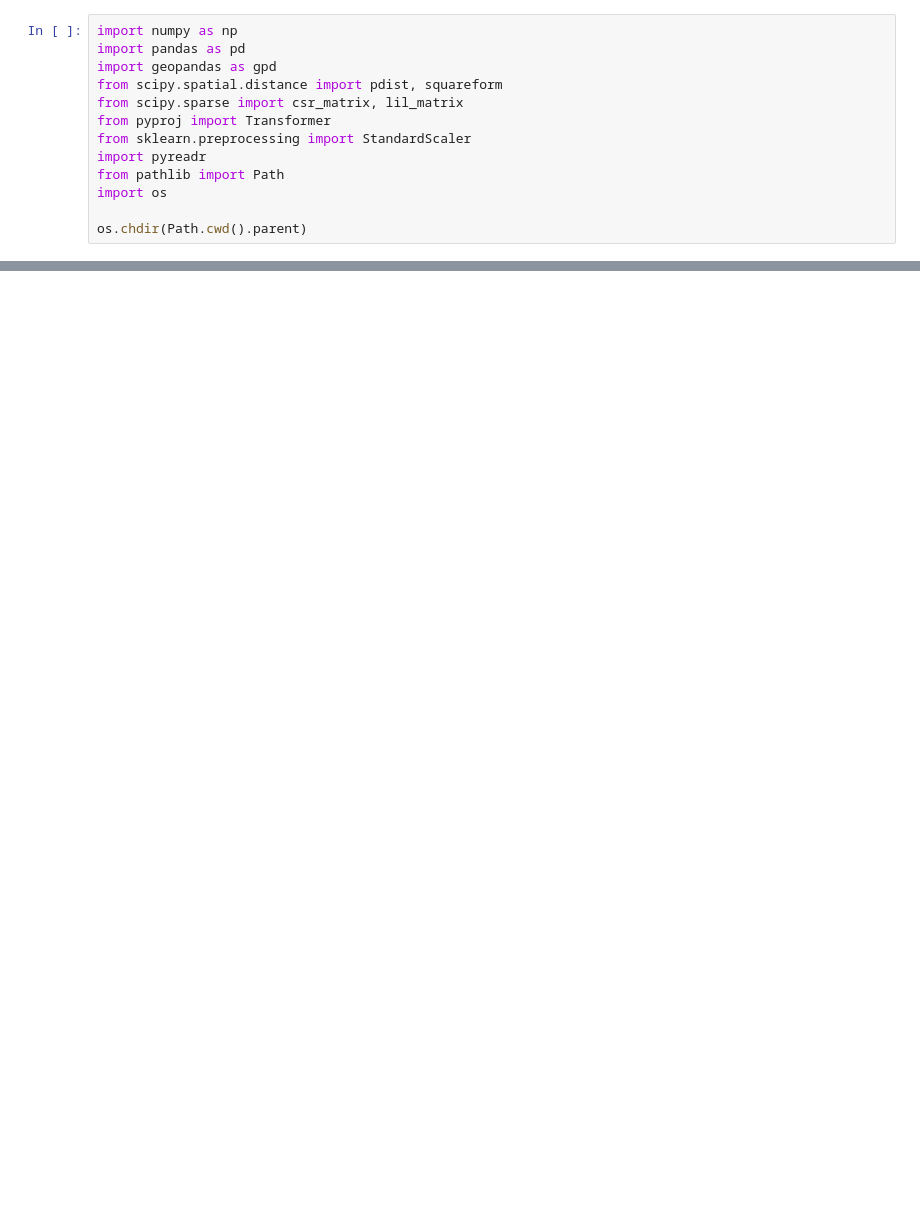
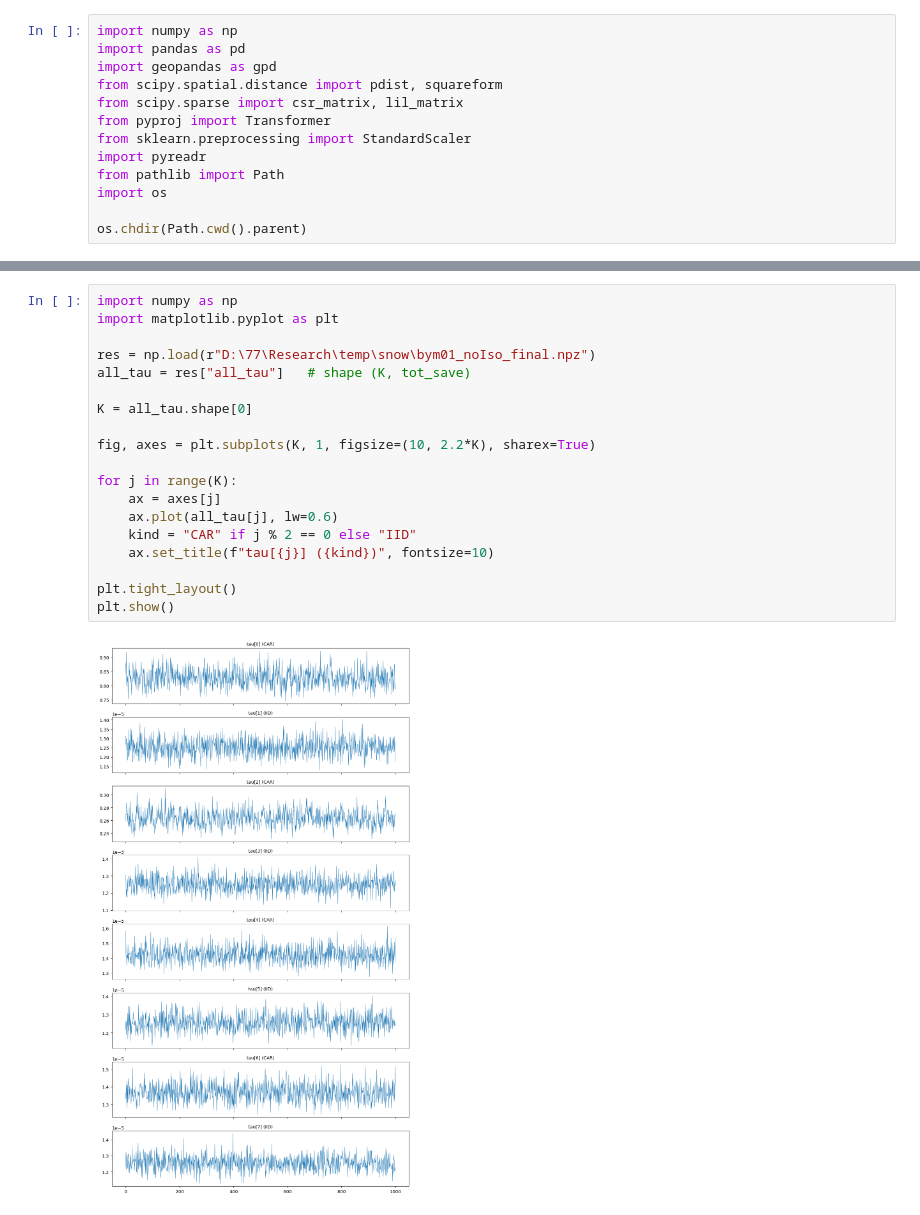
Before and after one commit to qwang113/Snow-Trend, a Jupyter notebook: py_models/bym_nonisolated.ipynb, the cells around one changed output, grey strips where cells are left out. Drawn from its saved outputs; the diff is of its cells as text; blank space fills up the shorter version.

```diff
--- a/py_models/bym_nonisolated.ipynb
+++ b/py_models/bym_nonisolated.ipynb
@@ -225,3 +224,24 @@ run_bym(
 )
 # %% [output]
 Spatial locations used (non-isolated): 1601
+# %%
+import numpy as np
+import matplotlib.pyplot as plt
+
+res = np.load(r"D:\77\Research\temp\snow\bym01_noIso_final.npz")
+all_tau = res["all_tau"]   # shape (K, tot_save)
+
+K = all_tau.shape[0]
+
+fig, axes = plt.subplots(K, 1, figsize=(10, 2.2*K), sharex=True)
+
+for j in range(K):
+    ax = axes[j]
+    ax.plot(all_tau[j], lw=0.6)
+    kind = "CAR" if j % 2 == 0 else "IID"
+    ax.set_title(f"tau[{j}] ({kind})", fontsize=10)
+
+plt.tight_layout()
+plt.show()
+# %% [output]
+[figure, added]
```
Also changed, not shown: parts of 2 cells of this notebook, 5 other files.
